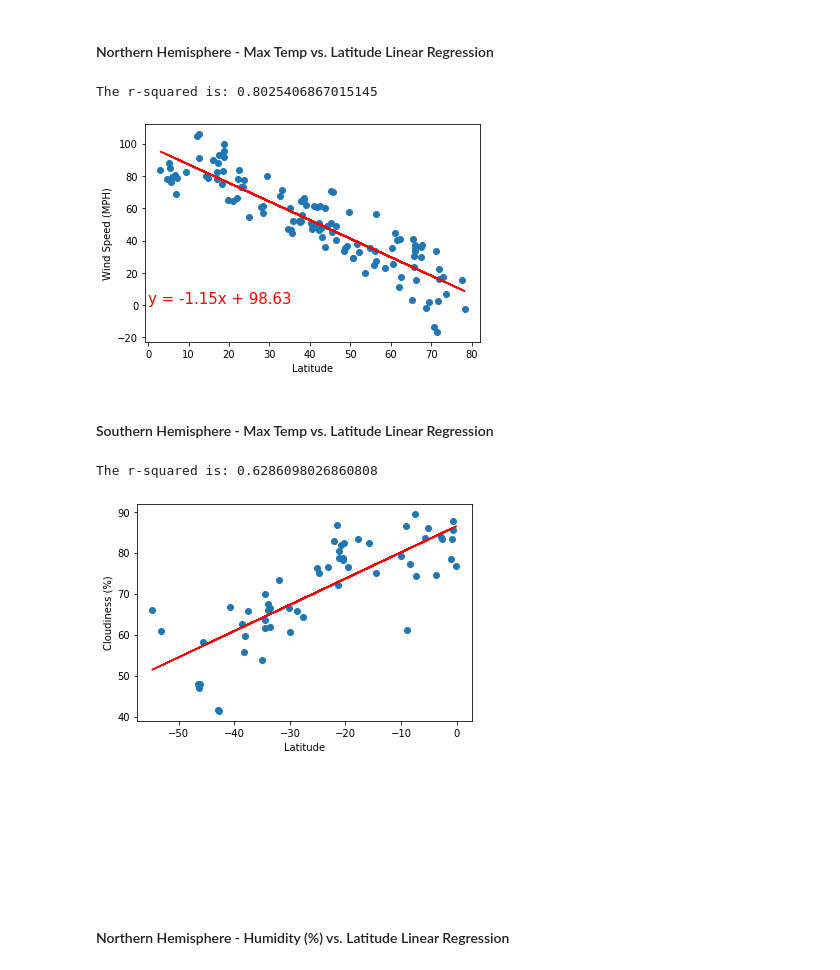
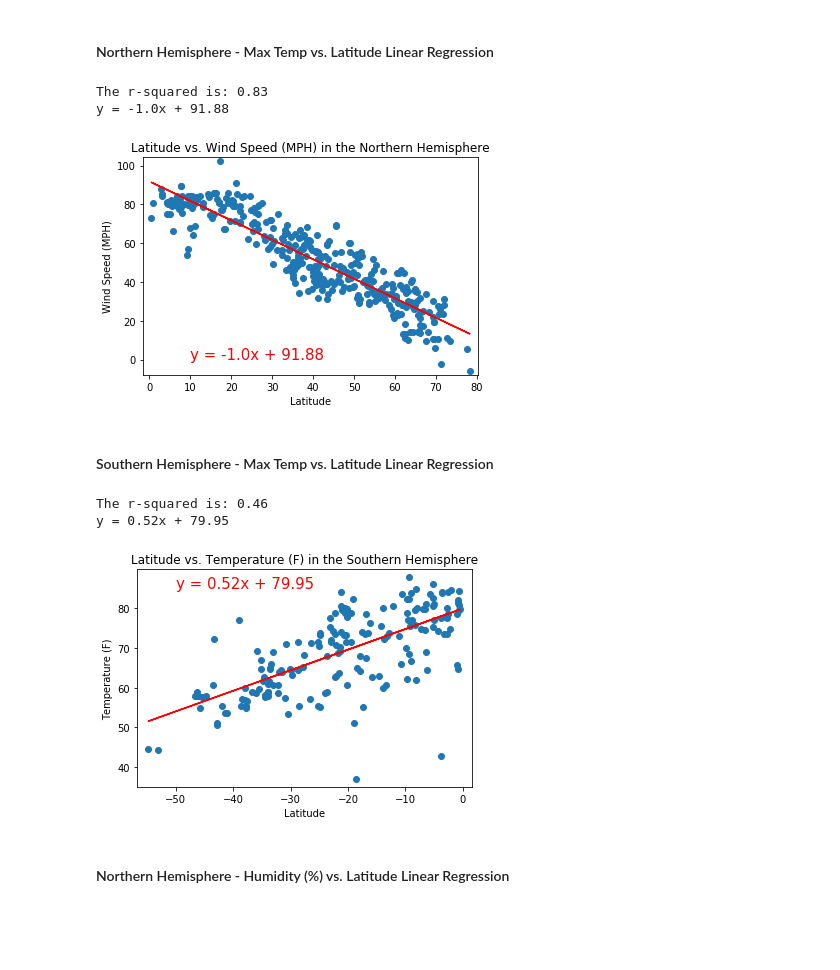
Before and after one commit to JeremyBrent/API_Challenge, a Jupyter notebook: Code/WeatherPy.ipynb, the cells around one changed output. Saved outputs shown, nothing was run; the diff lists cells and outputs as text; code cells hidden in the pictures; blank space fills up the shorter version.

```diff
--- a/Code/WeatherPy.ipynb
+++ b/Code/WeatherPy.ipynb
@@ -137,6 +141,6 @@ print(len(cities_list), len(temp), len(humidity),len(cloudiness), len(lat), len(
 # %%
 import datetime
-city_data = pd.DataFrame({"City Name":cities_list,"Date (UTC)":date,"Latitude":lat,"Temperature (F)":temp,"Humidity (%)":humidity,"Cloudiness (%)":cloudiness,"Wind Speed (MPH)":wind_speed})
+city_data = pd.DataFrame({"City Name":cities_list,"Country Code":country_code,"Date (UTC)":date,"Latitude":lat, "Longitude":lng,"Temperature (F)":temp,"Humidity (%)":humidity,"Cloudiness (%)":cloudiness,"Wind Speed (MPH)":wind_speed})
 city_data["City Name"] = [city.title() for city in city_data["City Name"]]
 city_data["Date (UTC)"] = [datetime.datetime.utcfromtimestamp(date) for date in city_data["Date (UTC)"]]
 city_data.to_csv(output_file)
@@ -235,22 +230,3 @@ plt.annotate?
-# %%
-# OPTIONAL: Create a function to create Linear Regression plots
-def linearregression(x_values,y_values,x_label,y_label):
-    (slope, intercept, rvalue, pvalue, stderr) = linregress(x_values, y_values)
-    regress_values = x_values * slope + intercept
-    line_eq = "y = " + str(round(slope,2)) + "x + " + str(round(intercept,2))
-    plt.scatter(x_values,y_values)
-    plt.plot(x_values,regress_values,"r-")
-    x_axis = x_values.sum()
-    y_axis = y_values.sum()
-    x_axis_avg = x_axis / len(x_values)
-    y_axis_avg = y_axis / len(y_values)
-    plt.annotate(line_eq,(0,1),xycoords='data',fontsize=15,color="red")
-    plt.xlabel(x_label)
-    plt.ylabel(y_label)
-#     plt.xlim(0,len(x_values))
-#     plt.ylim(0,len(y_values))
-    print(f"The r-squared is: {rvalue**2}")
-    plt.show()
 # %%
 # Create Northern and Southern Hemisphere DataFrames
 Northern_hemp = city_data.loc[city_data["Latitude"]>=0,:]
@@ -269,23 +245,46 @@ Southern_city_temp = Southern_hemp["Temperature (F)"]
 Southern_city_hum = Southern_hemp["Humidity (%)"]
 Southern_city_cloud = Southern_hemp["Cloudiness (%)"]
 Southern_city_wind = Southern_hemp["Wind Speed (MPH)"]
+# %%
+# OPTIONAL: Create a function to create Linear Regression plots
+def linearregression(x_values,y_values,x_label,y_label,x_annotate,y_annotate):
+    (slope, intercept, rvalue, pvalue, stderr) = linregress(x_values, y_values)
+    regress_values = x_values * slope + intercept
+    line_eq = f"y = {round(slope,2)}x + {round(intercept,2)}"
+    plt.scatter(x_values,y_values)
+    plt.plot(x_values,regress_values,"r-")
+    plt.annotate(line_eq,(x_annotate,y_annotate),fontsize=15,color="red")
+    plt.xlabel(x_label)
+    plt.ylabel(y_label)
+    plt.xlim(min(x_values)-2,max(x_values)+2)
+    plt.ylim(min(y_values)-2,max(y_values)+2)
+    if x_annotate >= 0:
+        hemisphere_name = "Northern"
+    else:
+        hemisphere_name = "Southern"
+    plt.title(f'{x_label} vs. {y_label} in the {hemisphere_name} Hemisphere')
+    print(f"The r-squared is: {round(rvalue**2,2)}")
+    print(line_eq)
+    plt.show()
 # %% [markdown]
 ####  Northern Hemisphere - Max Temp vs. Latitude Linear Regression
 # %%
-linearregression(Northern_city_lat,Northern_city_temp,"Latitude","Wind Speed (MPH)")
+linearregression(Northern_city_lat,Northern_city_temp,"Latitude","Wind Speed (MPH)",10,0)
 # %% [output]
-The r-squared is: 0.8025406867015145
+The r-squared is: 0.83
+y = -1.0x + 91.88
-[figure, old version]
+[figure, new version]
 # %%
 #After each pair of plots explain what the linear regression is modeling
 #such as any relationships you notice and any other analysis you may have.
 # %% [markdown]
 ####  Southern Hemisphere - Max Temp vs. Latitude Linear Regression
 # %%
-linearregression(Southern_city_lat,Southern_city_temp,"Latitude", "Cloudiness (%)")
+linearregression(Southern_city_lat,Southern_city_temp,"Latitude", "Temperature (F)",-50,85)
 # %% [output]
-The r-squared is: 0.6286098026860808
+The r-squared is: 0.46
+y = 0.52x + 79.95
-[figure, old version]
+[figure, new version]
 # %%
 #After each pair of plots explain what the linear regression is modeling
 #such as any relationships you notice and any other analysis you may have.
```
Also changed, not shown: parts of 18 cells of this notebook, 10 other files.
